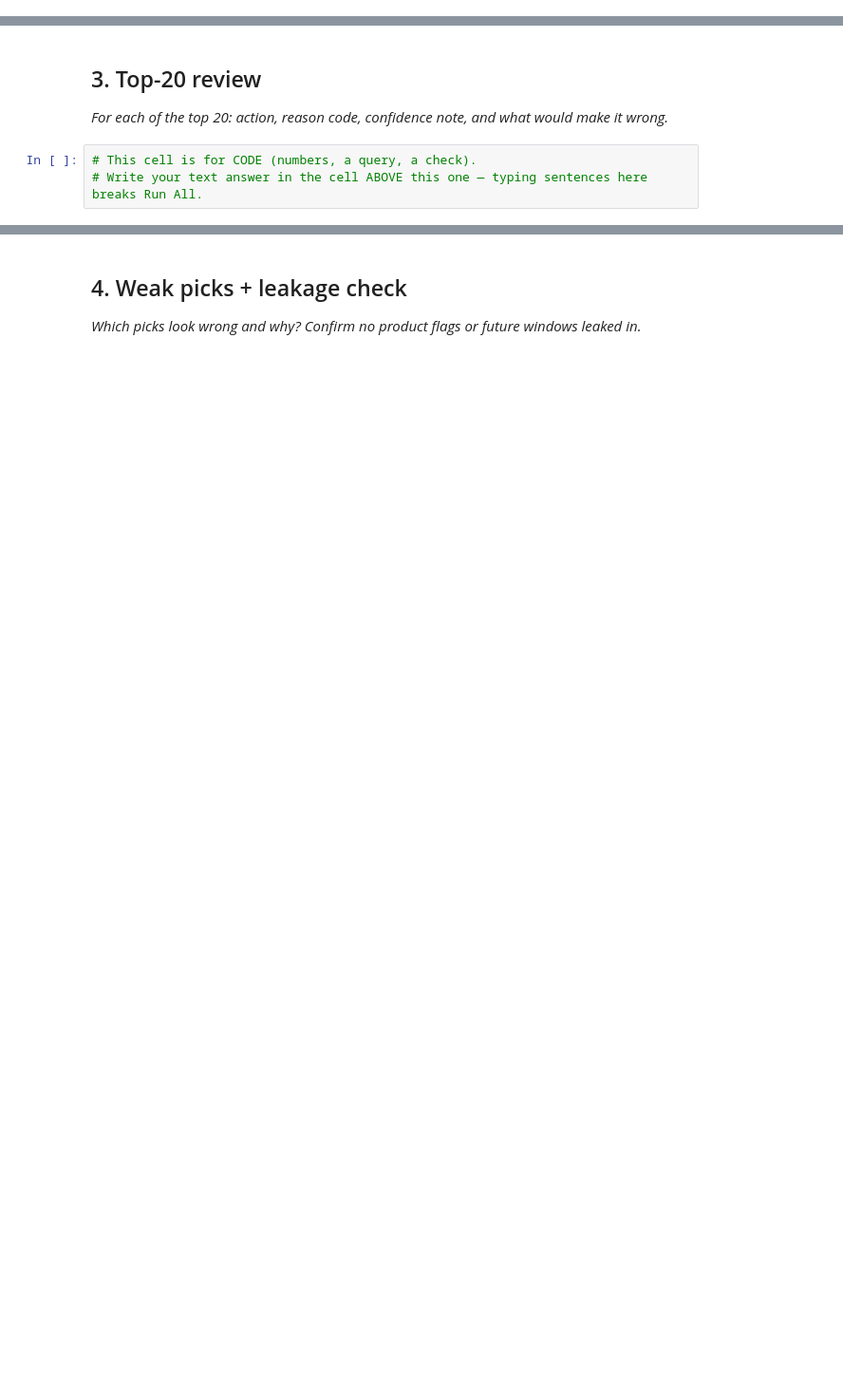
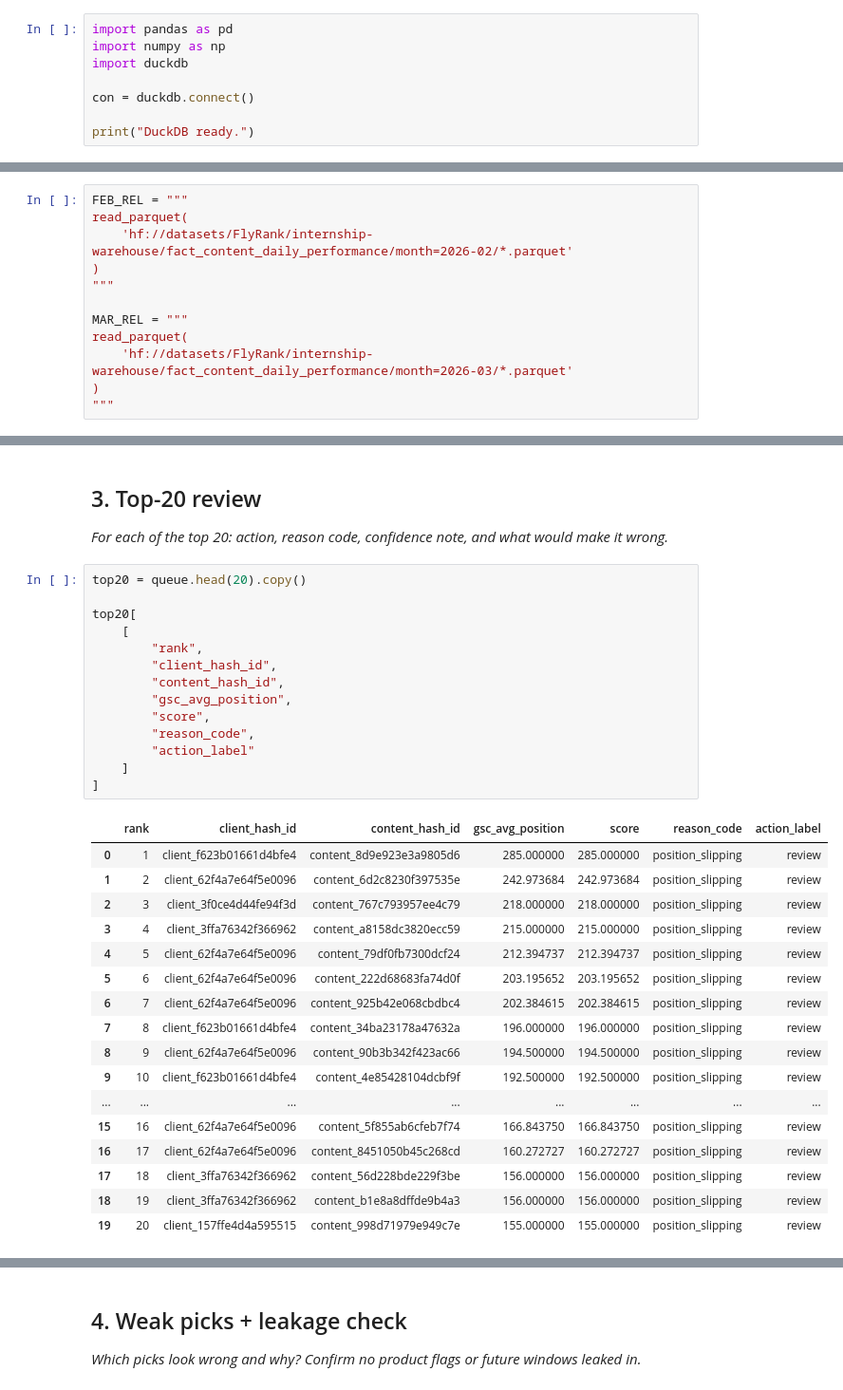
Before and after one commit to ahmed-morad15/flyrank-ml-internship, a Jupyter notebook: work/notebooks/w04_baseline_score.ipynb, the cells around one changed output, grey strips where cells are left out. Shown at 95% size. Cells and saved outputs as stored; diff of their text form; blank space fills up the shorter version.

```diff
--- a/work/notebooks/w04_baseline_score.ipynb
+++ b/work/notebooks/w04_baseline_score.ipynb
@@ -15,0 +34,8 @@ This skeleton is yours to fill. Work the sections **in order** — each one has
+# %%
+import pandas as pd
+import numpy as np
+import duckdb
+
+con = duckdb.connect()
+
+print("DuckDB ready.")
@@ -15,0 +44,12 @@ This skeleton is yours to fill. Work the sections **in order** — each one has
+# %%
+FEB_REL = """
+read_parquet(
+    'hf://datasets/FlyRank/internship-warehouse/fact_content_daily_performance/month=2026-02/*.parquet'
+)
+"""
+
+MAR_REL = """
+read_parquet(
+    'hf://datasets/FlyRank/internship-warehouse/fact_content_daily_performance/month=2026-03/*.parquet'
+)
+"""
@@ -24,6 +294,35 @@ This skeleton is yours to fill. Work the sections **in order** — each one has
 ## 3. Top-20 review
 
 *For each of the top 20: action, reason code, confidence note, and what would make it wrong.*
-# %%
-# This cell is for CODE (numbers, a query, a check).
-# Write your text answer in the cell ABOVE this one — typing sentences here breaks Run All.
+# %%
+top20 = queue.head(20).copy()
+
+top20[
+    [
+        "rank",
+        "client_hash_id",
+        "content_hash_id",
+        "gsc_avg_position",
+        "score",
+        "reason_code",
+        "action_label"
+    ]
+]
+# %% [output]
+|  | rank | client_hash_id | content_hash_id | gsc_avg_position | score | reason_code | action_label |
+| 0 | 1 | client_f623b01661d4bfe4 | content_8d9e923e3a9805d6 | 285.000000 | 285.000000 | position_slipping | review |
+| 1 | 2 | client_62f4a7e64f5e0096 | content_6d2c8230f397535e | 242.973684 | 242.973684 | position_slipping | review |
+| 2 | 3 | client_3f0ce4d44fe94f3d | content_767c793957ee4c79 | 218.000000 | 218.000000 | position_slipping | review |
+| 3 | 4 | client_3ffa76342f366962 | content_a8158dc3820ecc59 | 215.000000 | 215.000000 | position_slipping | review |
+| 4 | 5 | client_62f4a7e64f5e0096 | content_79df0fb7300dcf24 | 212.394737 | 212.394737 | position_slipping | review |
+| 5 | 6 | client_62f4a7e64f5e0096 | content_222d68683fa74d0f | 203.195652 | 203.195652 | position_slipping | review |
+| 6 | 7 | client_62f4a7e64f5e0096 | content_925b42e068cbdbc4 | 202.384615 | 202.384615 | position_slipping | review |
+| 7 | 8 | client_f623b01661d4bfe4 | content_34ba23178a47632a | 196.000000 | 196.000000 | position_slipping | review |
+| 8 | 9 | client_62f4a7e64f5e0096 | content_90b3b342f423ac66 | 194.500000 | 194.500000 | position_slipping | review |
+| 9 | 10 | client_f623b01661d4bfe4 | content_4e85428104dcbf9f | 192.500000 | 192.500000 | position_slipping | review |
+| ... | ... | ... | ... | ... | ... | ... | ... |
+| 15 | 16 | client_62f4a7e64f5e0096 | content_5f855ab6cfeb7f74 | 166.843750 | 166.843750 | position_slipping | review |
+| 16 | 17 | client_62f4a7e64f5e0096 | content_8451050b45c268cd | 160.272727 | 160.272727 | position_slipping | review |
+| 17 | 18 | client_3ffa76342f366962 | content_56d228bde229f3be | 156.000000 | 156.000000 | position_slipping | review |
+| 18 | 19 | client_3ffa76342f366962 | content_b1e8a8dffde9b4a3 | 156.000000 | 156.000000 | position_slipping | review |
+| 19 | 20 | client_157ffe4d4a595515 | content_998d71979e949c7e | 155.000000 | 155.000000 | position_slipping | review |
```
Also changed, not shown: parts of 19 cells of this notebook.
